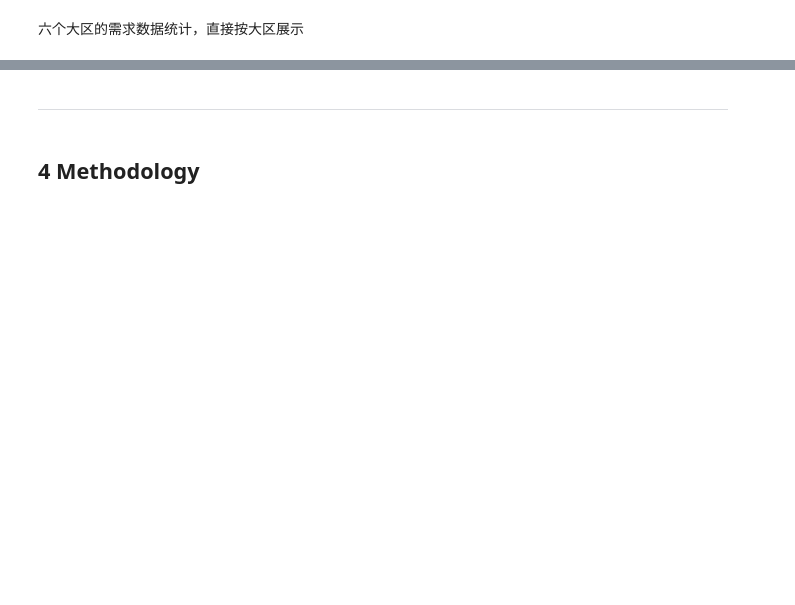
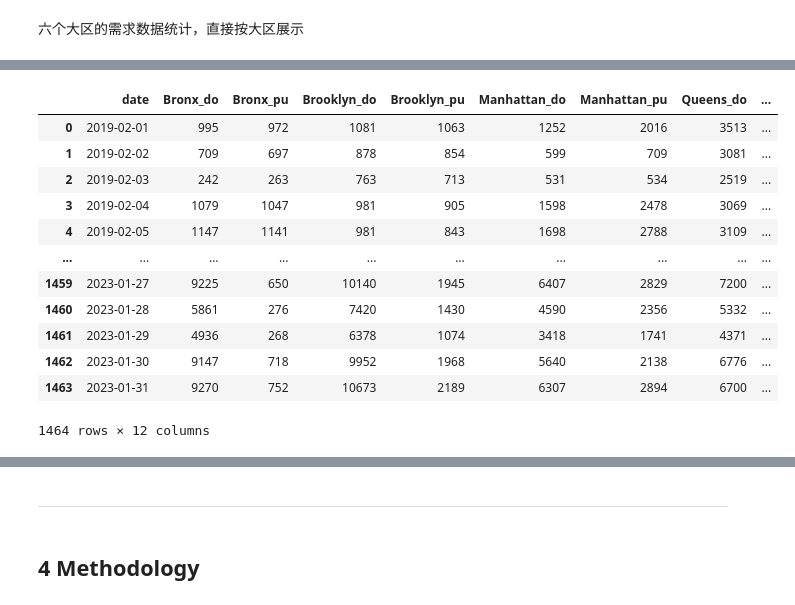
Before and after one commit to X-Fan-Jack/Taxis-prediction-in-NYC, a Jupyter notebook: cw_casa06.ipynb, the cells around one changed output, grey strips where cells are left out. Cells and saved outputs as stored; diff of their text form; code cells hidden in the pictures; blank space fills up the shorter version.

```diff
--- a/cw_casa06.ipynb
+++ b/cw_casa06.ipynb
@@ -283,0 +326,25 @@ memory usage: 1.7 GB
+# %%
+# 整合time_list_location按地区整合
+
+# 将df_lookup表转化为字典
+location_to_borough = dict(zip(df_lookup['LocationID'], df_lookup['Borough']))
+
+# 修改time_list_location表的列名
+new_cols = []
+for col in time_list_location.columns:
+    if col.startswith('PUlocationID_') and 'nan' not in col:
+        location_id = int(col.replace('PUlocationID_', ''))
+        borough = location_to_borough[location_id]
+        new_col = f"{borough}_pu"
+    elif col.startswith('DOlocationID_') and 'nan' not in col:
+        location_id = int(col.replace('DOlocationID_', ''))
+        borough = location_to_borough[location_id]
+        new_col = f"{borough}_do"
+    else:
+        new_col = col
+    new_cols.append(new_col)
+time_list_location.columns = new_cols
+
+time_list_location = time_list_location.groupby(level=0, axis=1).sum()
+time_list_location = time_list_location.rename(columns={'time': 'date'})
+time_list_location
@@ -283,0 +365,25 @@ memory usage: 1.7 GB
+# %%
+# 将time_list_location中的数据更新到time_list_Borough中，并更新unknow的值
+time_list_Borough = pd.merge(time_list_Borough, time_list_location, on='date', how='left').fillna(0)
+
+# 累加Unknown_pu，Unknown_do，DOlocationID_nan和PUlocationID_nan的值到Unknown列中
+time_list_Borough['Unknown'] = time_list_Borough['Unknown_pu'] + time_list_Borough['Unknown_do'] + time_list_Borough['DOlocationID_nan'] + time_list_Borough['PUlocationID_nan']
+
+# 删除不必要的列
+time_list_Borough.drop(['Unknown_pu', 'Unknown_do', 'DOlocationID_nan', 'PUlocationID_nan'], axis=1, inplace=True)
+
+time_list_Borough
+# %% [output]
+|  | date | Bronx_do | Bronx_pu | Brooklyn_do | Brooklyn_pu | Manhattan_do | Manhattan_pu | Queens_do | ... |
+| 0 | 2019-02-01 | 995 | 972 | 1081 | 1063 | 1252 | 2016 | 3513 | ... |
+| 1 | 2019-02-02 | 709 | 697 | 878 | 854 | 599 | 709 | 3081 | ... |
+| 2 | 2019-02-03 | 242 | 263 | 763 | 713 | 531 | 534 | 2519 | ... |
+| 3 | 2019-02-04 | 1079 | 1047 | 981 | 905 | 1598 | 2478 | 3069 | ... |
+| 4 | 2019-02-05 | 1147 | 1141 | 981 | 843 | 1698 | 2788 | 3109 | ... |
+| ... | ... | ... | ... | ... | ... | ... | ... | ... | ... |
+| 1459 | 2023-01-27 | 9225 | 650 | 10140 | 1945 | 6407 | 2829 | 7200 | ... |
+| 1460 | 2023-01-28 | 5861 | 276 | 7420 | 1430 | 4590 | 2356 | 5332 | ... |
+| 1461 | 2023-01-29 | 4936 | 268 | 6378 | 1074 | 3418 | 1741 | 4371 | ... |
+| 1462 | 2023-01-30 | 9147 | 718 | 9952 | 1968 | 5640 | 2138 | 6776 | ... |
+| 1463 | 2023-01-31 | 9270 | 752 | 10673 | 2189 | 6307 | 2894 | 6700 | ... |
+1464 rows × 12 columns
```
Also changed, not shown: parts of 18 cells of this notebook.
